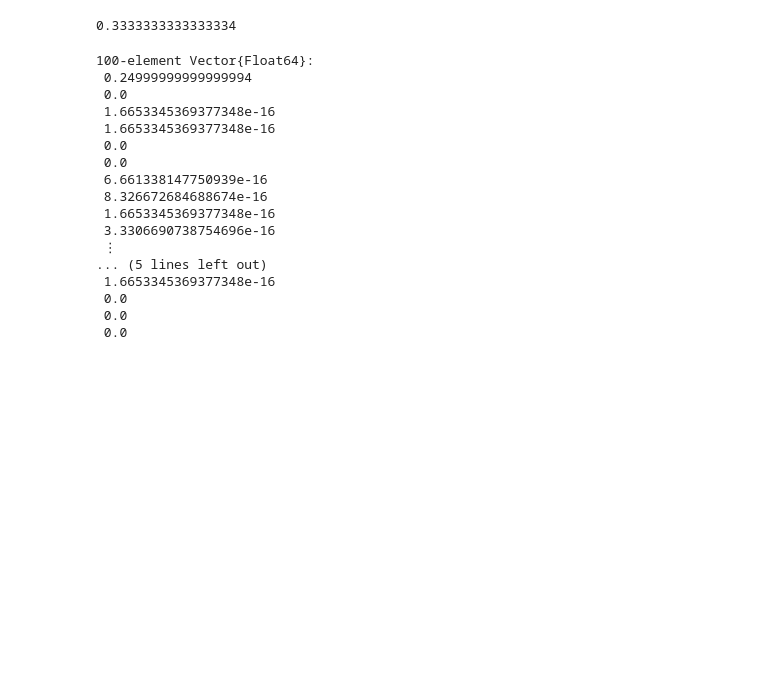
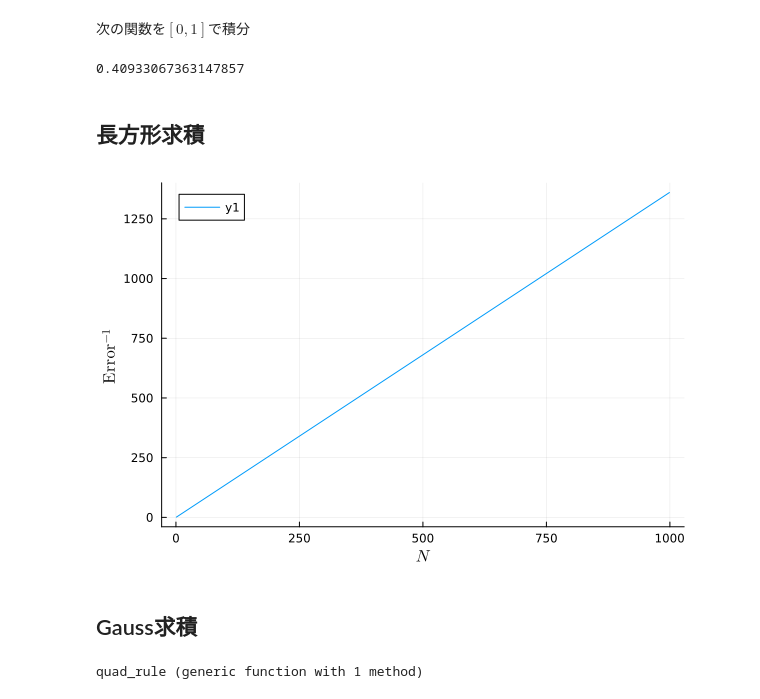
Before and after one commit to HironeIshida/numericalintegration, a Jupyter notebook: notebook/numericalintegration.ipynb, the cells around one changed output. Drawn from its saved outputs; the diff is of its cells as text; code cells hidden in the pictures; blank space fills up the shorter version.

```diff
--- a/notebook/numericalintegration.ipynb
+++ b/notebook/numericalintegration.ipynb
@@ -6,6 +7,33 @@ using QuadGK
+# %% [markdown]
+次の関数を$[0, 1]$で積分
+# %%
+f(x) = x^3 * exp(x)*sin(x)
+analysis = 0.5 * (ℯ*sin(1.0) - ℯ * cos(1))
+# %% [output]
+0.40933067363147857
+# %% [markdown]
+## 長方形求積
+# %%
+error = Array{Float64}(undef, 999)
+for n in 2:1000
+    xs = range(0.0, 1.0, length = n)
+    S = 0.0
+    for i in xs
+        S += f(i)/n
+    end
+    error[n-1] = abs(S - (analysis))
+end
+# %%
+plot(1 ./ error,
+    #yaxis = :log,
+    ylabel = L"\mathrm{Error^{-1}}",
+    xlabel = L"N"
+    )
+# %% [output]
+[figure, added]
+# %% [markdown]
+## Gauss求積
 # %%
-f(x) = x^2
-
 a = 0.0
 b = 1.0
 deg = 10
@@ -16,10 +44,6 @@ function quad_rule(x, w, a, b)
     w_adjusted = (0.5 * (b - a)) .* w
     return x_adjusted, w_adjusted
 end
-
-x, w = gausslegendre(deg)
-new_x, new_w = quad_rule(x, w, a, b)
-S = dot(f.(new_x), new_w)
 # %% [output]
-0.3333333333333334
+quad_rule (generic function with 1 method)
 # %%
@@ -34,21 +58 @@ for deg in 1:100
 end
-# %%
-error
-# %% [output]
-100-element Vector{Float64}:
- 0.24999999999999994
- 0.0
- 1.6653345369377348e-16
- 1.6653345369377348e-16
- 0.0
- 0.0
- 6.661338147750939e-16
- 8.326672684688674e-16
- 1.6653345369377348e-16
- 3.3306690738754696e-16
- ⋮
-... (5 lines left out)
- 1.6653345369377348e-16
- 0.0
- 0.0
- 0.0
```
Also changed, not shown: parts of 4 cells of this notebook.
